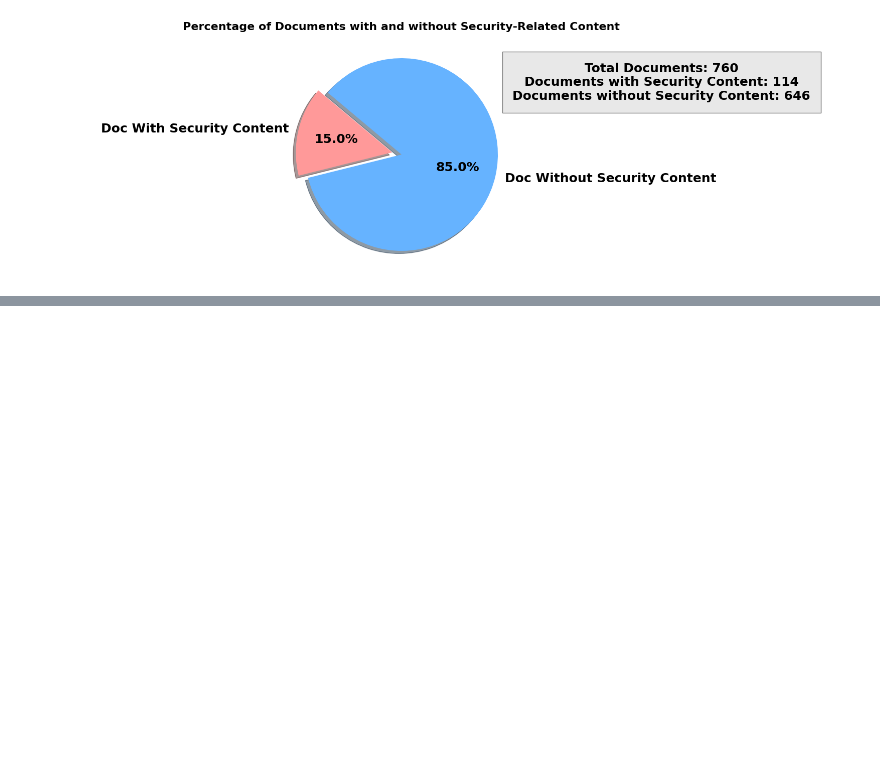
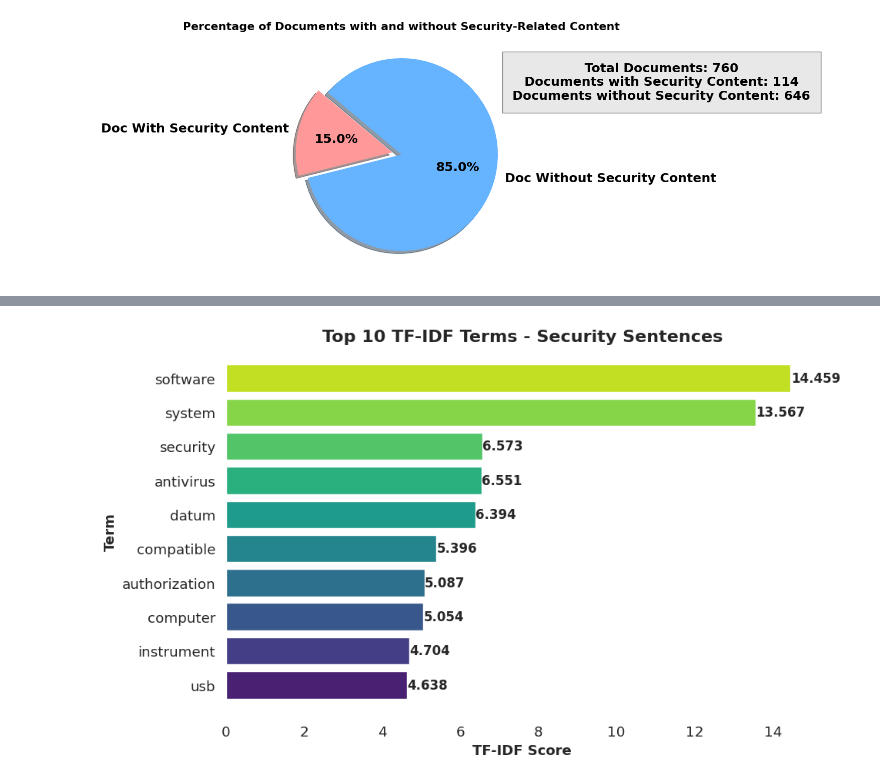
Before and after one commit to mrcodeScholar/Cybersecurity-of-Health-care-devices, a Jupyter notebook: Tender/Final Tender Code/Step Distribution/Step-4 Analysis/CYbersecurity _specific.ipynb, the cells around one changed output, grey strips where cells are left out. Drawn from its saved outputs; the diff is of its cells as text; code cells hidden in the pictures; blank space fills up the shorter version.

```diff
--- a/Tender/Final Tender Code/Step Distribution/Step-4 Analysis/CYbersecurity _specific.ipynb
+++ b/Tender/Final Tender Code/Step Distribution/Step-4 Analysis/CYbersecurity _specific.ipynb
@@ -273,0 +373,43 @@ plt.show()
+# %%
+import pandas as pd
+import matplotlib.pyplot as plt
+import seaborn as sns
+
+# Example: Convert TF-IDF scores to DataFrame
+# tfidf_scores = {'security': 0.25, 'vulnerability': 0.2, 'attack': 0.18, ... }
+tfidf_df = pd.DataFrame(tfidf_scores.items(), columns=['term', 'score'])
+
+# Choose top N terms (default 10)
+top_n = 10
+top_terms = tfidf_df.sort_values(by='score', ascending=False).head(top_n)
+
+# Set a clean, journal-like theme WITHOUT grid
+sns.set_theme(style="white", font_scale=1.2)  # 'white' removes background grid
+
+# Plot
+plt.figure(figsize=(10, 6))
+colors = sns.color_palette("viridis", top_n)
+bars = plt.barh(top_terms['term'][::-1], top_terms['score'][::-1], color=colors)
+
+# Add value annotations on bars
+for bar in bars:
+    width = bar.get_width()
+    plt.text(width + 0.005, bar.get_y() + bar.get_height()/2,
+             f"{width:.3f}", va='center', fontsize=12, fontweight='semibold')
+
+# Labels and title
+plt.xlabel('TF-IDF Score', fontsize=13, fontweight='bold')
+plt.ylabel('Term', fontsize=13, fontweight='bold')
+plt.title(f'Top {top_n} TF-IDF Terms - Security Sentences', fontsize=16, fontweight='bold')
+
+# Remove spines for a cleaner look
+ax = plt.gca()
+ax.spines['top'].set_visible(False)
+ax.spines['right'].set_visible(False)
+ax.spines['left'].set_visible(False)
+ax.spines['bottom'].set_visible(False)
+
+plt.tight_layout()
+plt.show()
+# %% [output]
+[figure, added]
```
Also changed, not shown: parts of 15 cells of this notebook, 20 other files.
